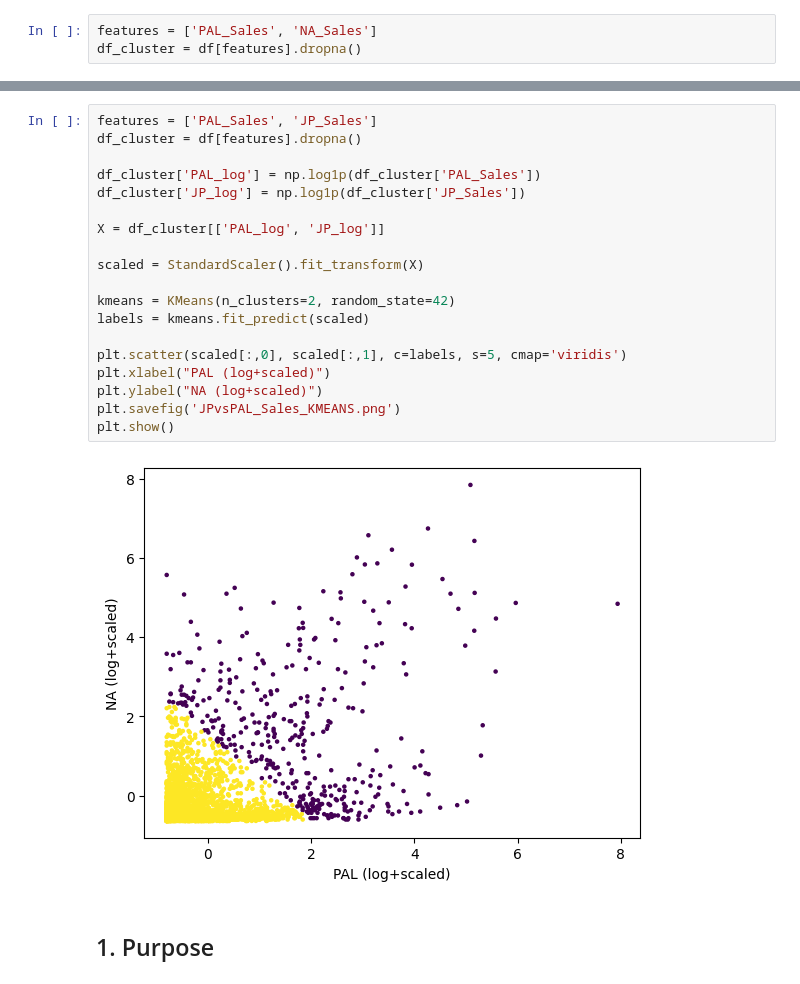
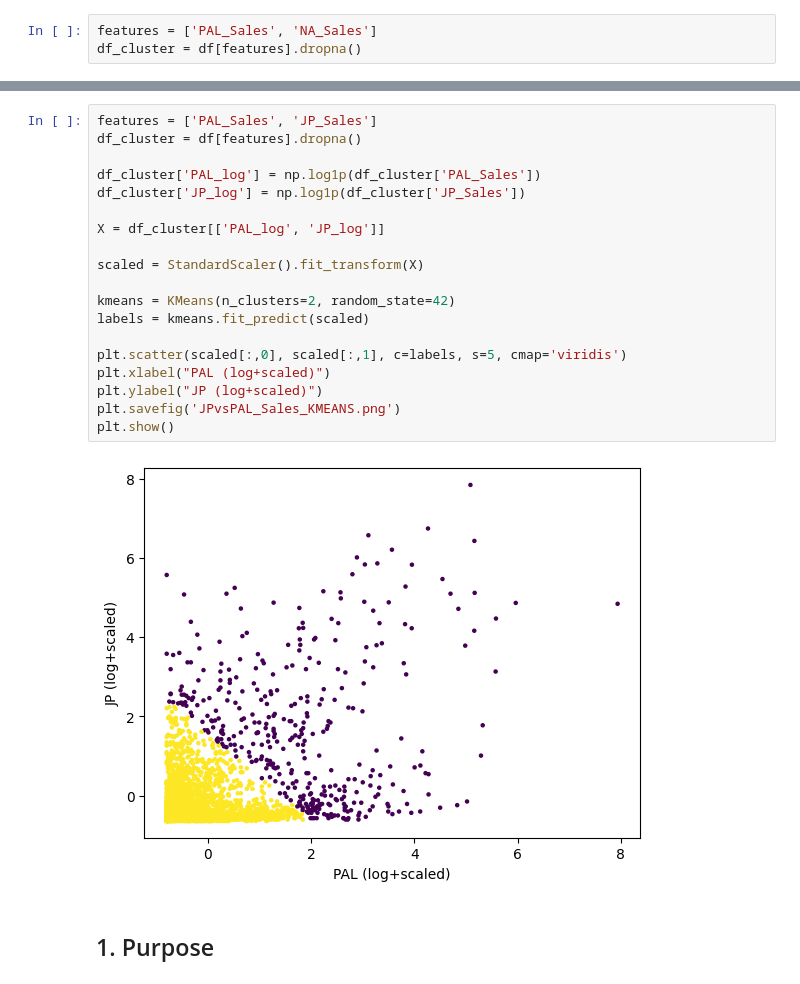
Before and after one commit to MaxShuford/CS456-Final, a Jupyter notebook: MaxShuford_Final_RD.ipynb, the cells around one changed output, grey strips where cells are left out. Cells and saved outputs as stored; diff of their text form.

```diff
--- a/MaxShuford_Final_RD.ipynb
+++ b/MaxShuford_Final_RD.ipynb
@@ -192,24 +193,24 @@ plt.show()
 # %%
 features = ['PAL_Sales', 'JP_Sales']
 df_cluster = df[features].dropna()
 
 df_cluster['PAL_log'] = np.log1p(df_cluster['PAL_Sales'])
 df_cluster['JP_log'] = np.log1p(df_cluster['JP_Sales'])
 
 X = df_cluster[['PAL_log', 'JP_log']]
 
 scaled = StandardScaler().fit_transform(X)
 
 kmeans = KMeans(n_clusters=2, random_state=42)
 labels = kmeans.fit_predict(scaled)
 
 plt.scatter(scaled[:,0], scaled[:,1], c=labels, s=5, cmap='viridis')
 plt.xlabel("PAL (log+scaled)")
-plt.ylabel("NA (log+scaled)")
+plt.ylabel("JP (log+scaled)")
 plt.savefig('JPvsPAL_Sales_KMEANS.png')
 plt.show()
 # %% [output]
-[figure, old version]
+[figure, new version]
 # %% [markdown]
 ## 1. Purpose
 # %% [markdown]
```
Also changed, not shown: parts of 39 cells of this notebook.
